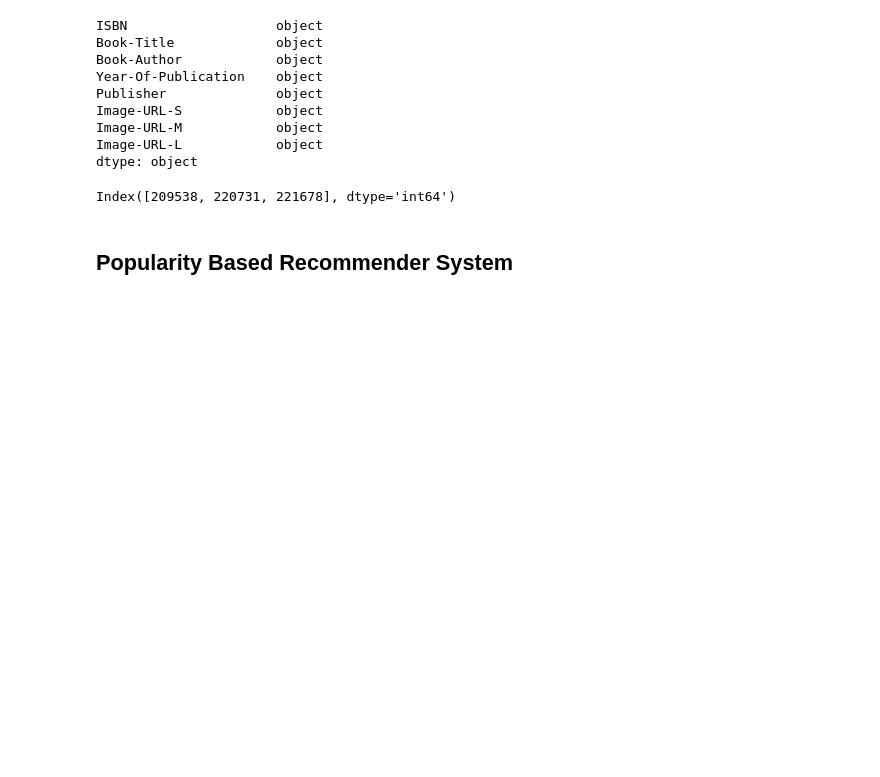
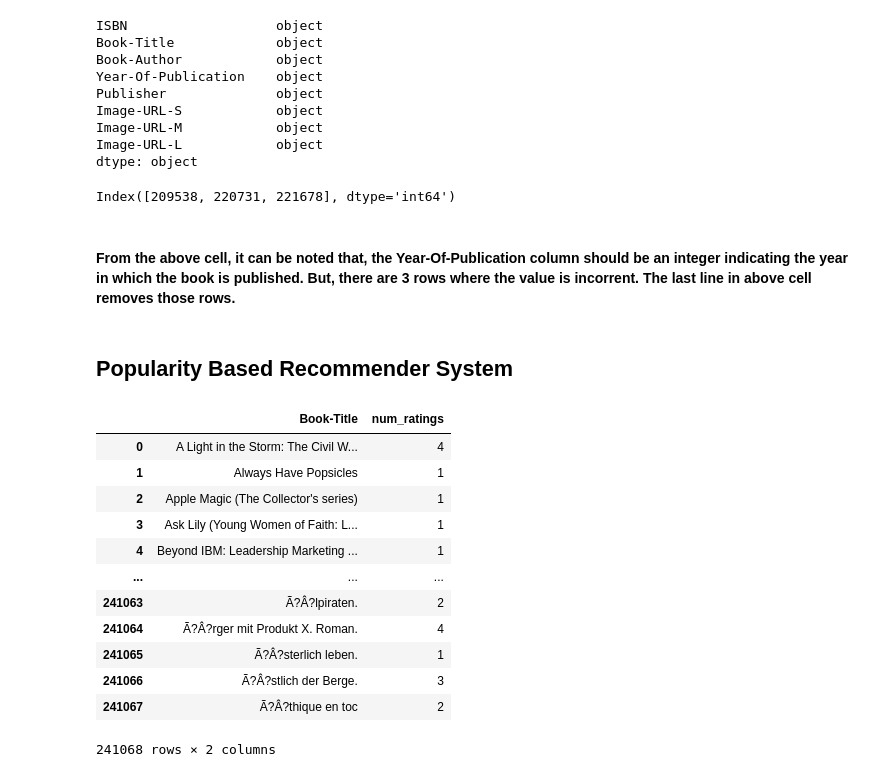
Before and after one commit to tejaschaudhari2811/book-recommender-system, a Jupyter notebook: book-recommender-system.ipynb, the cells around one changed output. Cells and saved outputs as stored; diff of their text form; code cells hidden in the pictures; blank space fills up the shorter version.

```diff
--- a/book-recommender-system.ipynb
+++ b/book-recommender-system.ipynb
@@ -94,5 +100,7 @@ print(books[wrong_entries_to_year_of_publication].index)
 books.drop([209538, 220731, 221678], inplace=True)
 # %% [output]
 Index([209538, 220731, 221678], dtype='int64')
+# %% [markdown]
+#### From the above cell, it can be noted that, the Year-Of-Publication column should be an integer indicating the year in which the book is published. But, there are 3 rows where the value is incorrent. The last line in above cell removes those rows.
 # %% [markdown]
 ## Popularity Based Recommender System
@@ -98,0 +110,20 @@ Index([209538, 220731, 221678], dtype='int64')
+# %%
+num_ratings_df = (
+    ratings_with_name.groupby("Book-Title").count()["Book-Rating"].reset_index()
+)
+num_ratings_df.rename(columns={"Book-Rating": "num_ratings"}, inplace=True)
+num_ratings_df
+# %% [output]
+|  | Book-Title | num_ratings |
+| 0 | A Light in the Storm: The Civil W... | 4 |
+| 1 | Always Have Popsicles | 1 |
+| 2 | Apple Magic (The Collector's series) | 1 |
+| 3 | Ask Lily (Young Women of Faith: L... | 1 |
+| 4 | Beyond IBM: Leadership Marketing ... | 1 |
+| ... | ... | ... |
+| 241063 | Ã?Â?lpiraten. | 2 |
+| 241064 | Ã?Â?rger mit Produkt X. Roman. | 4 |
+| 241065 | Ã?Â?sterlich leben. | 1 |
+| 241066 | Ã?Â?stlich der Berge. | 3 |
+| 241067 | Ã?Â?thique en toc | 2 |
+241068 rows × 2 columns
```
Also changed, not shown: parts of 7 cells of this notebook.
